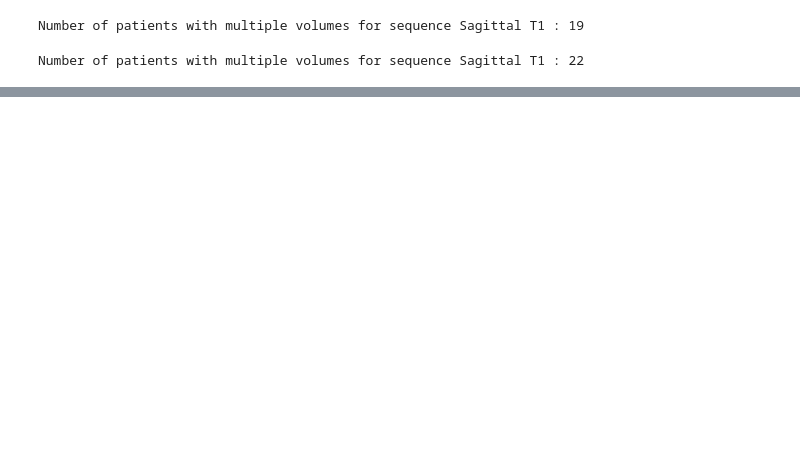
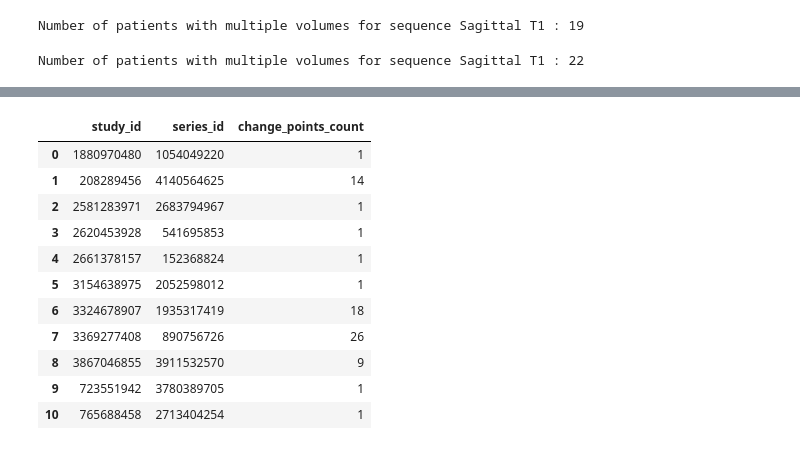
Before and after one commit to ivadomed/lumbar-classification-rsna-challenge-2024, a Jupyter notebook: stats.ipynb, the cells around one changed output, grey strips where cells are left out. Cells and saved outputs as stored; diff of their text form; code cells hidden in the pictures; blank space fills up the shorter version.

```diff
--- a/stats.ipynb
+++ b/stats.ipynb
@@ -143,0 +550,4 @@ Number of patients with multiple volumes for sequence Sagittal T1 : 22
+# %%
+folders = glob.glob("data/train_images/*/*")
+folders.sort()
+print("Number of volumes :", len(folders))
@@ -143,0 +556,30 @@ Number of patients with multiple volumes for sequence Sagittal T1 : 22
+# %%
+# Check consistancy : i.e if slices are consecutive inside a folder
+
+wrong_in = []
+for folder in folders:
+    _, _, study_id, serie_id = folder.split("/")
+    files = os.listdir(folder)
+    instance_numbers = []
+    for f in files:
+        k, _ = f.split(".")
+        k = int(k)
+        instance_numbers.append(k)
+    instance_numbers.sort()
+
+    count=0
+    for i, k in enumerate(instance_numbers):
+
+        if i>0:
+            if k!=prev+1:
+                count+=1
+        prev = k
+
+    if count>0:
+        wrong_in.append((study_id, serie_id, count))
+# %%
+wrong_in = list(set(wrong_in))
+# %%
+wrong_in = list(set(wrong_in))
+wrong_in.sort()
+wrong_in
@@ -143,0 +607,17 @@ Number of patients with multiple volumes for sequence Sagittal T1 : 22
+# %%
+aberrant_instance_number = pd.DataFrame(wrong_in)
+columns = {0: "study_id", 1:"series_id", 2:"change_points_count" }
+aberrant_instance_number.rename(columns=columns)
+# %% [output]
+|  | study_id | series_id | change_points_count |
+| 0 | 1880970480 | 1054049220 | 1 |
+| 1 | 208289456 | 4140564625 | 14 |
+| 2 | 2581283971 | 2683794967 | 1 |
+| 3 | 2620453928 | 541695853 | 1 |
+| 4 | 2661378157 | 152368824 | 1 |
+| 5 | 3154638975 | 2052598012 | 1 |
+| 6 | 3324678907 | 1935317419 | 18 |
+| 7 | 3369277408 | 890756726 | 26 |
+| 8 | 3867046855 | 3911532570 | 9 |
+| 9 | 723551942 | 3780389705 | 1 |
+| 10 | 765688458 | 2713404254 | 1 |
```
Also changed, not shown: parts of 48 cells of this notebook.
